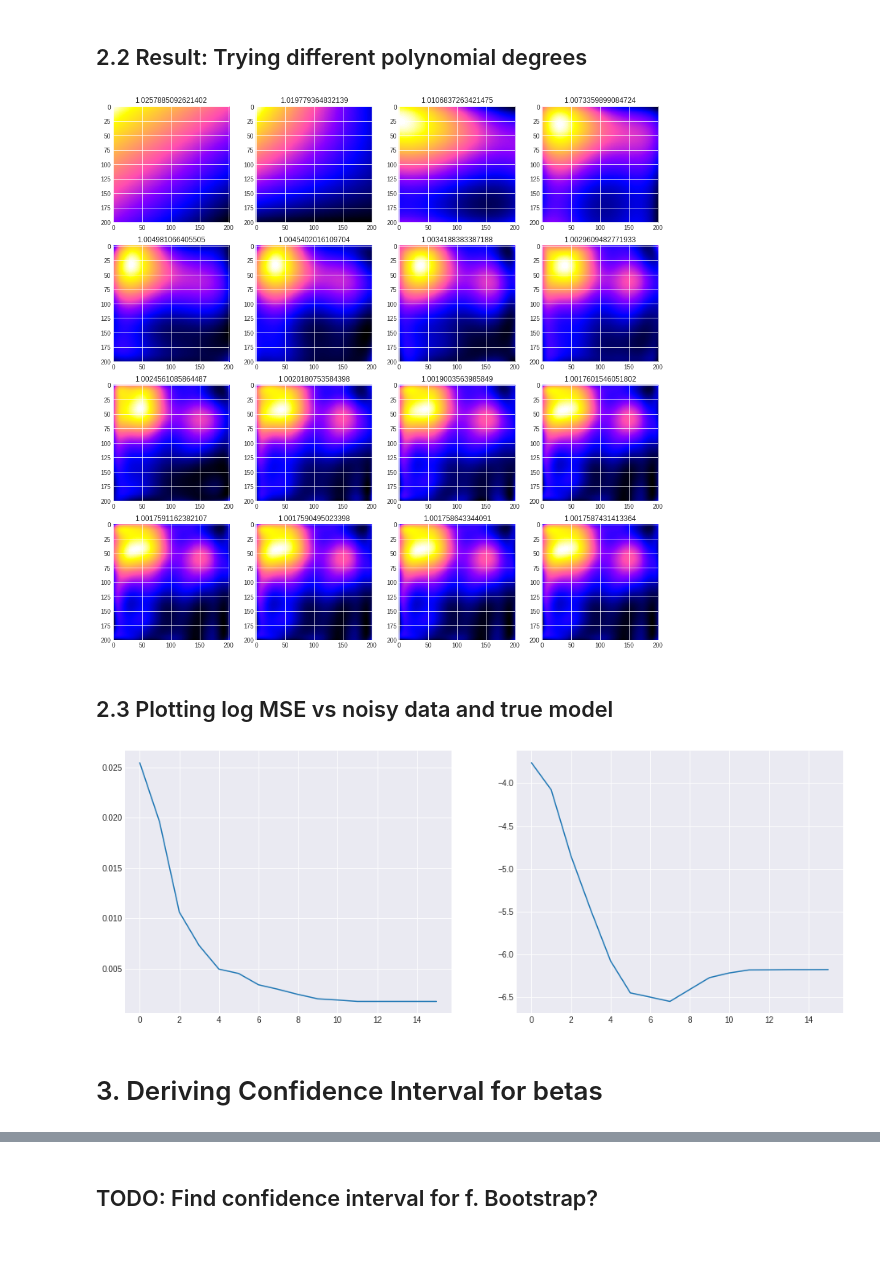
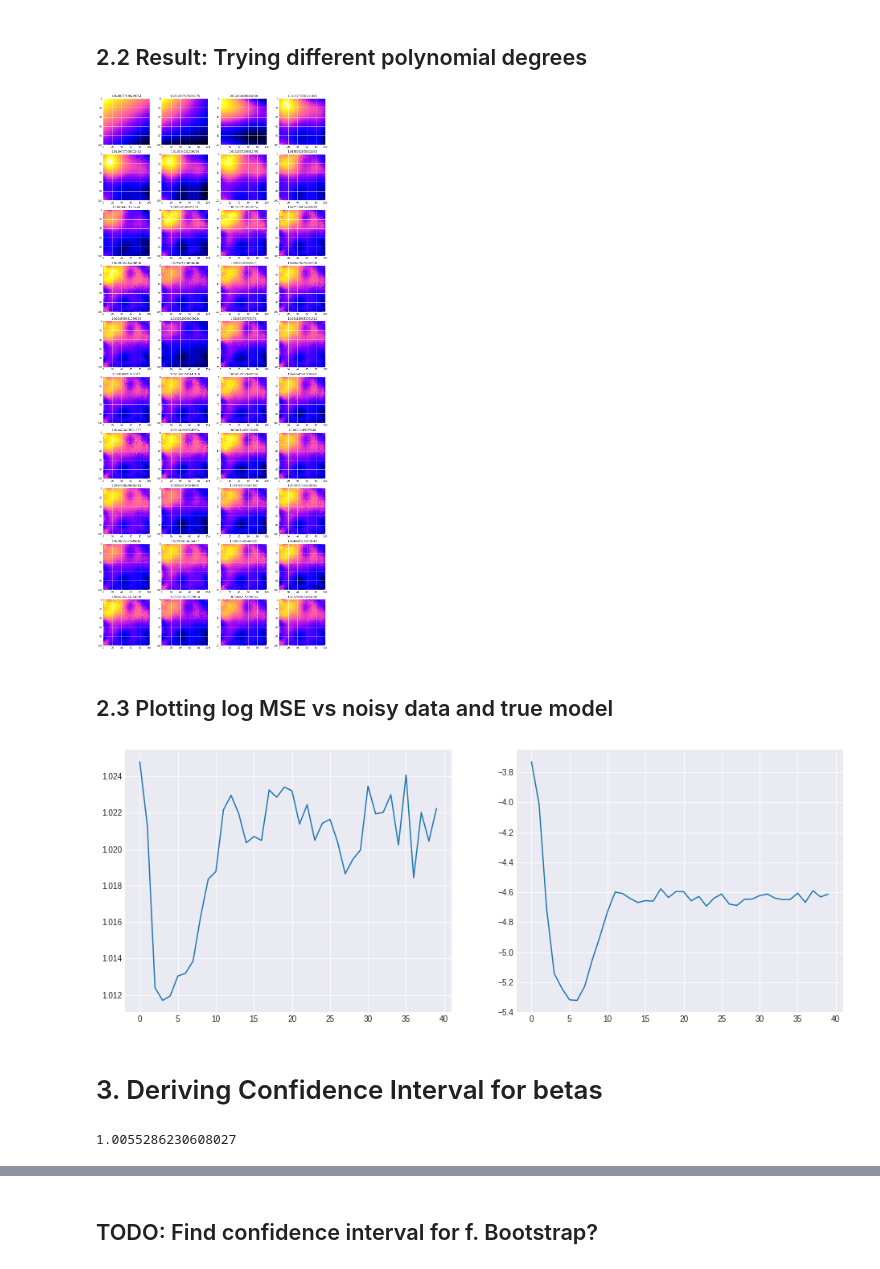
Before and after one commit to asdfbat/FYS-STK4155, a Jupyter notebook: Project1/src/Part_a.ipynb, the cells around one changed output, grey strips where cells are left out. Cells and saved outputs as stored; diff of their text form; code cells hidden in the pictures.

```diff
--- a/Project1/src/Part_a.ipynb
+++ b/Project1/src/Part_a.ipynb
@@ -67,30 +67,35 @@ metrics vs noiseless franke:  0.0022954004996799033 0.047910338129467454 0.11878
 # %%
 err_list = []
 err_list_truemodel = []
-nr_poly_orders = 16
+nr_poly_orders = 40
 poly_orders = np.arange(1, nr_poly_orders + 1)
 
 fig, ax = plt.subplots(nr_poly_orders//4, 4, figsize=(16, 4*nr_poly_orders//4))
 
-for i, poly_order in enumerate(poly_orders):
-    beta = reg.solveCoefficients(poly_order=poly_order, solver="OLS")
-    data_pred = reg.apply_model(beta, reg.x_mesh, reg.y_mesh)
+for i, poly_order in tqdm(enumerate(poly_orders)):
+    #beta = reg.solveCoefficients(poly_order=poly_order, solver="OLS")
+    #data_pred = reg.apply_model(beta, reg.x_mesh, reg.y_mesh)
+    data_pred = reg.solveKFold(poly_order=poly_order)
     ax[i//4, i%4].imshow(data_pred)
     ax[i//4, i%4].set_title(MSE(data_pred, reg.f))
     err_list.append(MSE(reg.f, data_pred))
     err_list_truemodel.append(MSE(FrankeCentered(reg.x_mesh, reg.y_mesh), data_pred))
 # %% [output]
-[figure, old version]
+[figure, new version]
 # %% [markdown]
 ## 2.3 Plotting log MSE vs noisy data and true model
 # %%
 fig, (ax1, ax2) = plt.subplots(1, 2, figsize=(16, 6))
-ax1.plot(np.log(err_list));
+ax1.plot(err_list);
 ax2.plot(np.log(err_list_truemodel));
 # %% [output]
-[figure, old version]
+[figure, new version]
 # %% [markdown]
 # 3. Deriving Confidence Interval for betas
+# %%
+1/(X.shape[0] - X.shape[1] - 1)*np.sum((data_pred - reg.f)**2)
+# %% [output]
+1.0055286230608027
 # %%
 X = reg.get_X(reg.x_flat, reg.y_flat, 5)
 
```
Also changed, not shown: parts of 6 cells of this notebook, 4 other files.
